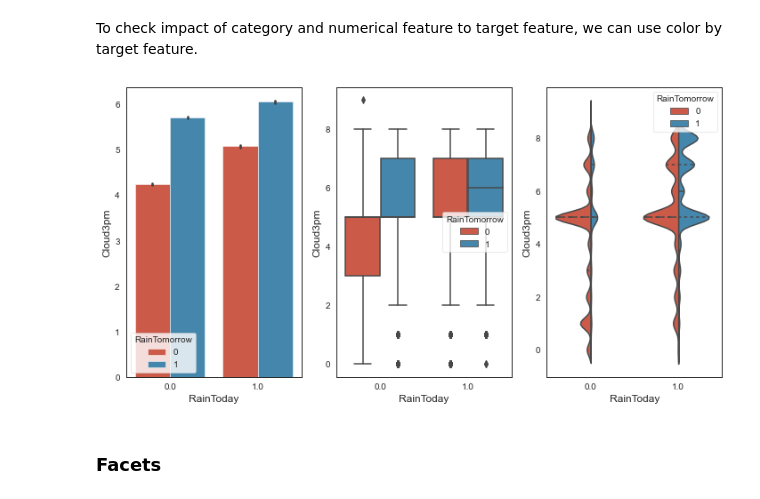
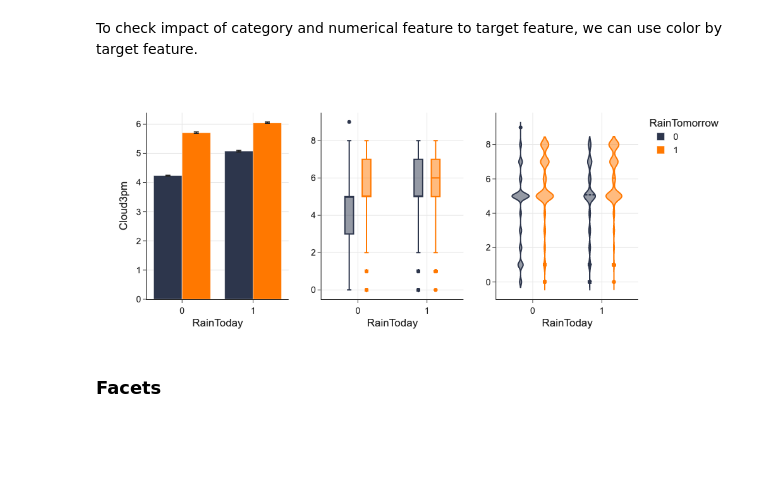
Before and after one commit to avast/machine-learning-python, a Jupyter notebook: book/imlp/imlp_1_data.ipynb, the cells around one changed output. Saved outputs shown, nothing was run; the diff lists cells and outputs as text; code cells hidden in the pictures; blank space fills up the shorter version.

```diff
--- a/book/imlp/imlp_1_data.ipynb
+++ b/book/imlp/imlp_1_data.ipynb
@@ -710,17 +704,70 @@ fig.show()
 [figure]
 # %% [markdown]
 To check impact of category and numerical feature to target feature, we can use color by target feature.
-# %%
-# going deeper
-plt.figure(figsize=[12,6])
-plt.subplot(131)
-sns.barplot(x='RainToday', y='Cloud3pm', hue='RainTomorrow', data=df);
-plt.subplot(132)
-sns.boxplot(x='RainToday', y='Cloud3pm', hue='RainTomorrow', data=df);
-plt.subplot(133)
-sns.violinplot(x='RainToday', y='Cloud3pm', hue='RainTomorrow', data=df, split=True, inner='quartile', scale='count');
-# %% [output]
-[figure, removed]
+# %%
+# Going deeper and using color
+
+d = mlp.eda_grouped(df[['RainToday', 'RainTomorrow', 'Cloud3pm']], 'Cloud3pm', ['RainToday', 'RainTomorrow'])
+
+fig = make_subplots(rows=1, cols=3, shared_yaxes=False)
+
+fig.add_trace(
+    go.Bar(name='0',
+           legendgroup='a',
+           marker={'color': '#2D364C'},
+           x=d.RainToday.unique(), y=d[d.RainTomorrow == 0]['mean'], error_y={'array': d[d.RainTomorrow == 0]['ci']}
+    ),
+    1, 1
+)
+fig.add_trace(
+    go.Bar(name='1',
+           legendgroup='a',
+           marker={'color': '#FF7800'},
+           x=d.RainToday.unique(), y=d[d.RainTomorrow == 1]['mean'], error_y={'array': d[d.RainTomorrow == 1]['ci']}),
+    1, 1
+)
+fig.add_trace(
+    go.Box(name='0',
+           legendgroup='a', showlegend=False,
+           marker={'color': '#2D364C'},
+           x=df[df.RainTomorrow == 0]['RainToday'], y=df[df.RainTomorrow == 0]['Cloud3pm']
+    ),
+    1, 2
+)
+fig.add_trace(
+    go.Box(name='1',
+           legendgroup='a', showlegend=False,
+           marker={'color': '#FF7800'},
+           x=df[df.RainTomorrow == 1]['RainToday'], y=df[df.RainTomorrow == 1]['Cloud3pm']
+    ),
+    1, 2
+)
+fig.add_trace(
+    go.Violin(name='0',
+              legendgroup='a', showlegend=False,
+              marker={'color': '#2D364C'},
+              x=df[df.RainTomorrow == 0]['RainToday'], y=df[df.RainTomorrow == 0]['Cloud3pm'], meanline_visible=True),
+    row=1, col=3
+)
+fig.add_trace(
+    go.Violin(name='1',
+              legendgroup='a', showlegend=False,
+              marker={'color': '#FF7800'},
+              x=df[df.RainTomorrow == 1]['RainToday'], y=df[df.RainTomorrow == 1]['Cloud3pm'], meanline_visible=True),
+    row=1, col=3
+)
+fig.update_layout(
+    boxmode='group', barmode='group', violinmode='group', legend={'title': 'RainTomorrow'}
+)
+fig.update_xaxes(title_text="RainToday", row=1, col=1)
+fig.update_xaxes(title_text="RainToday", row=1, col=2)
+fig.update_xaxes(title_text="RainToday", row=1, col=3)
+fig.update_yaxes(title_text="Cloud3pm", row=1, col=1)
+fig.update_traces(meanline_visible=True, row=1, col=3)
+
+fig
+# %% [output]
+[figure, added]
 # %% [markdown]
 ### Facets
 # %% [markdown]
```
Also changed, not shown: parts of 40 cells of this notebook, 37 other files.
